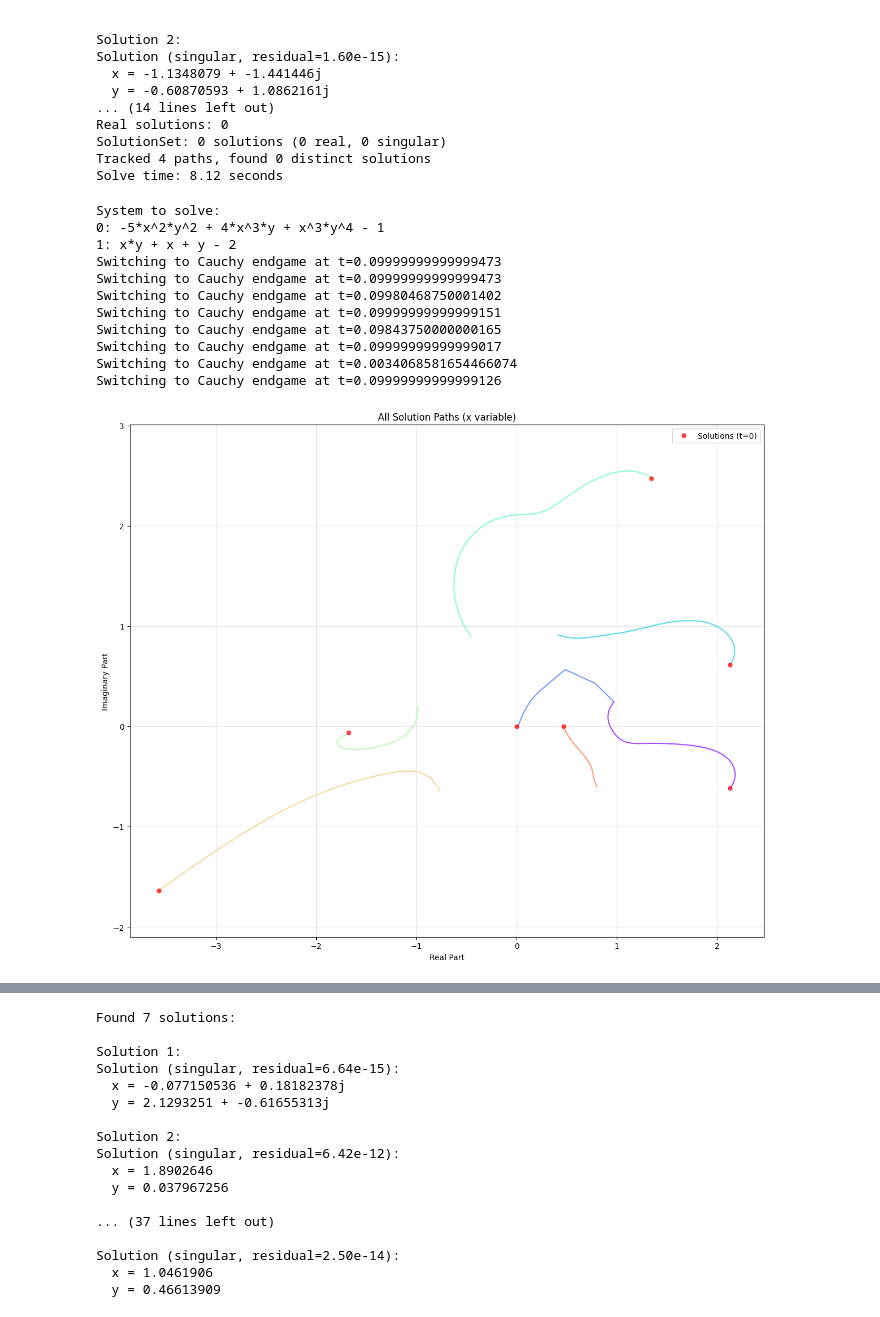
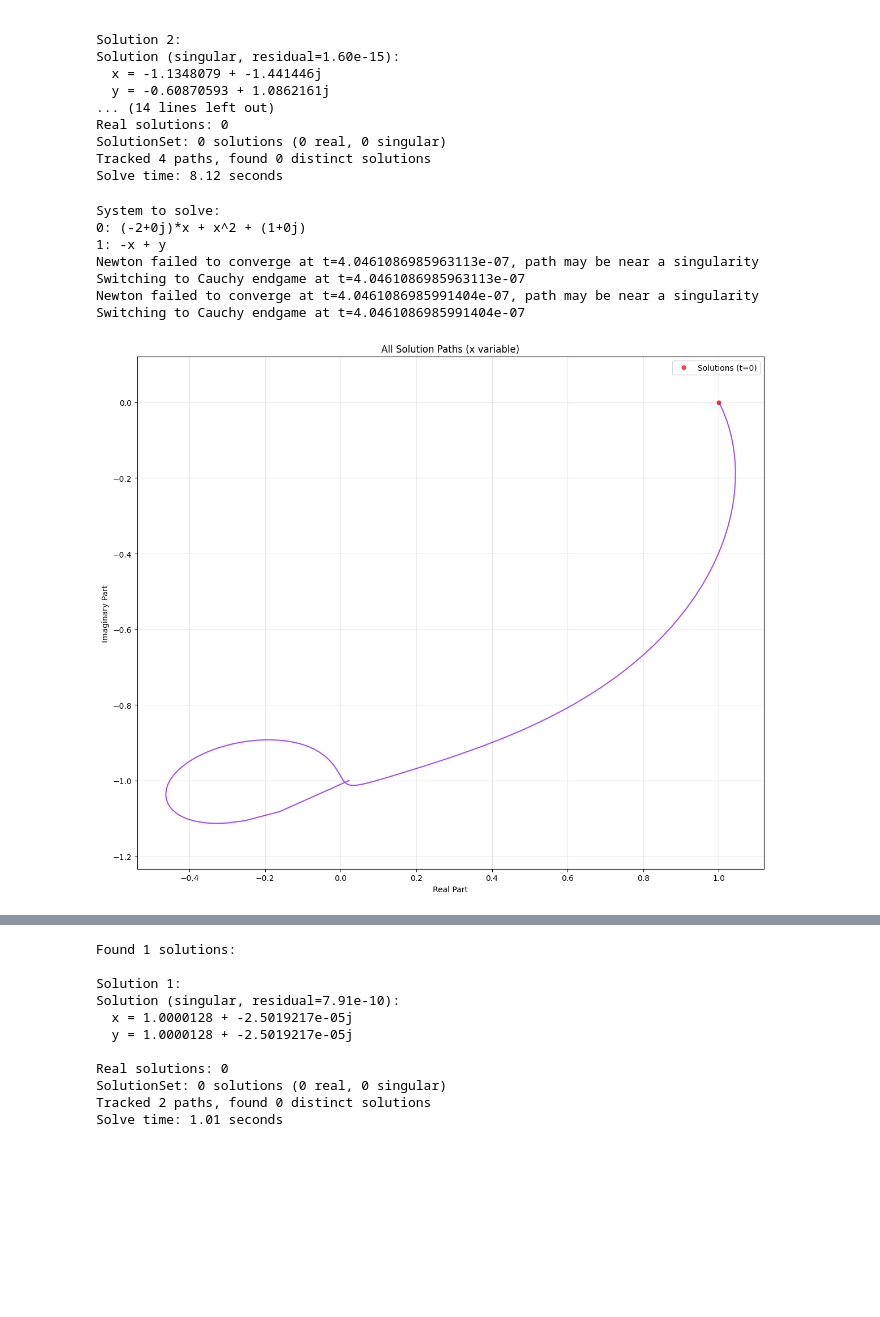
Before and after one commit to sebastian-griego/pyContinuum, a Jupyter notebook: trying_examples.ipynb, the cells around one changed output, grey strips where cells are left out. Saved outputs shown, nothing was run; the diff lists cells and outputs as text; code cells hidden in the pictures; blank space fills up the shorter version.

```diff
--- a/trying_examples.ipynb
+++ b/trying_examples.ipynb
@@ -323,8 +323,8 @@ from mpl_toolkits.mplot3d import Axes3D
 x, y= polyvar('x', 'y')
 
 # 2. Define equations
-equation1 = y**4*x**3 - 5*x**2*y**2 + 4*x**3*y - 1
-equation2 = x*y + x + y - 2
+equation1 = (x - 1)**2
+equation2 = y - x
 
 
 # 3. Create the polynomial system
@@ -336,41 +336,37 @@ print(system)
 solutions = solve(system, store_paths=True)
 
 # Collect all paths that have tracking data
 all_paths = [sol.path_points for sol in solutions if sol.path_points]
 
 if all_paths:
     # Plot all paths for x variable
     fig = plot_all_paths(all_paths, var_idx=0,
                          title="All Solution Paths (x variable)",
                          alpha=0.7)  # Adjust transparency if needed
     plt.show()
 
     # You can also plot the y variable paths
     fig2 = plot_all_paths(all_paths, var_idx=1,
                          title="All Solution Paths (y variable)",
                          alpha=0.7)
     plt.show()
 
 # 5. Display results
 print(f"\nFound {len(solutions)} solutions:")
 for i, sol in enumerate(solutions):
     print(f"\nSolution {i+1}:")
     print(sol)
 
 # 6. Filter real solutions
 real_solutions = solutions.filter(real=True)
 print(f"\nReal solutions: {len(real_solutions)}")
 print(real_solutions)
 # %% [output]
 System to solve:
-0: -5*x^2*y^2 + 4*x^3*y + x^3*y^4 - 1
-1: x*y + x + y - 2
-Switching to Cauchy endgame at t=0.09999999999999473
-Switching to Cauchy endgame at t=0.09999999999999473
-Switching to Cauchy endgame at t=0.09980468750001402
-Switching to Cauchy endgame at t=0.09999999999999151
-Switching to Cauchy endgame at t=0.09843750000000165
-Switching to Cauchy endgame at t=0.09999999999999017
-Switching to Cauchy endgame at t=0.0034068581654466074
-Switching to Cauchy endgame at t=0.09999999999999126
+0: (-2+0j)*x + x^2 + (1+0j)
+1: -x + y
+Newton failed to converge at t=4.0461086985963113e-07, path may be near a singularity
+Switching to Cauchy endgame at t=4.0461086985963113e-07
+Newton failed to converge at t=4.0461086985991404e-07, path may be near a singularity
+Switching to Cauchy endgame at t=4.0461086985991404e-07
-[figure, old version]
+[figure, new version]
@@ -378,17 +374,11 @@ Switching to Cauchy endgame at t=0.09999999999999126
-Found 7 solutions:
+Found 1 solutions:
 
 Solution 1:
-Solution (singular, residual=6.64e-15):
-  x = -0.077150536 + 0.18182378j
-  y = 2.1293251 + -0.61655313j
+Solution (singular, residual=7.91e-10):
+  x = 1.0000128 + -2.5019217e-05j
+  y = 1.0000128 + -2.5019217e-05j
 
-Solution 2:
-Solution (singular, residual=6.42e-12):
-  x = 1.8902646
-  y = 0.037967256
-
-... (37 lines left out)
-
-Solution (singular, residual=2.50e-14):
-  x = 1.0461906
-  y = 0.46613909
+Real solutions: 0
+SolutionSet: 0 solutions (0 real, 0 singular)
+Tracked 2 paths, found 0 distinct solutions
+Solve time: 1.01 seconds
```
Also changed, not shown: parts of 4 cells of this notebook, 6 other files.
